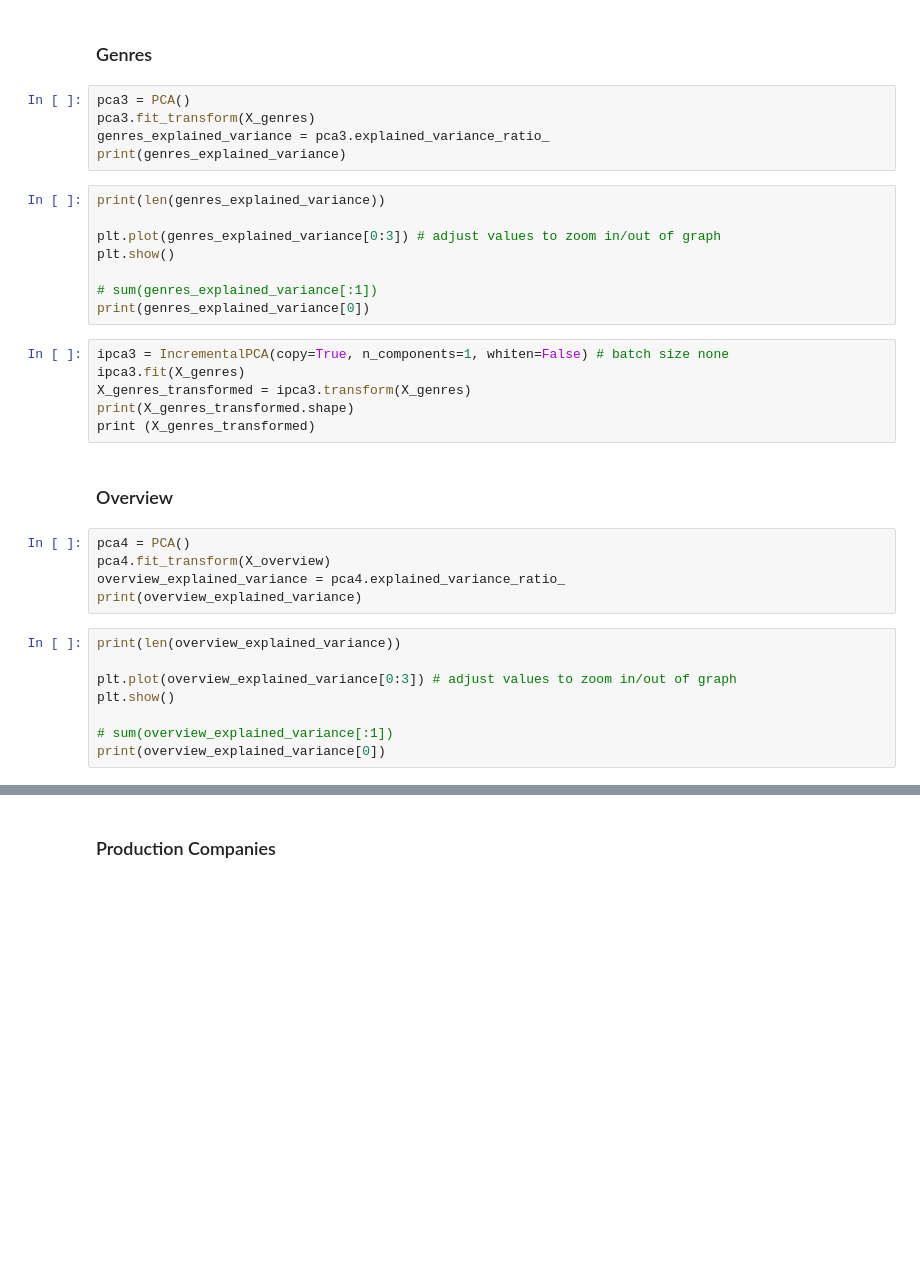
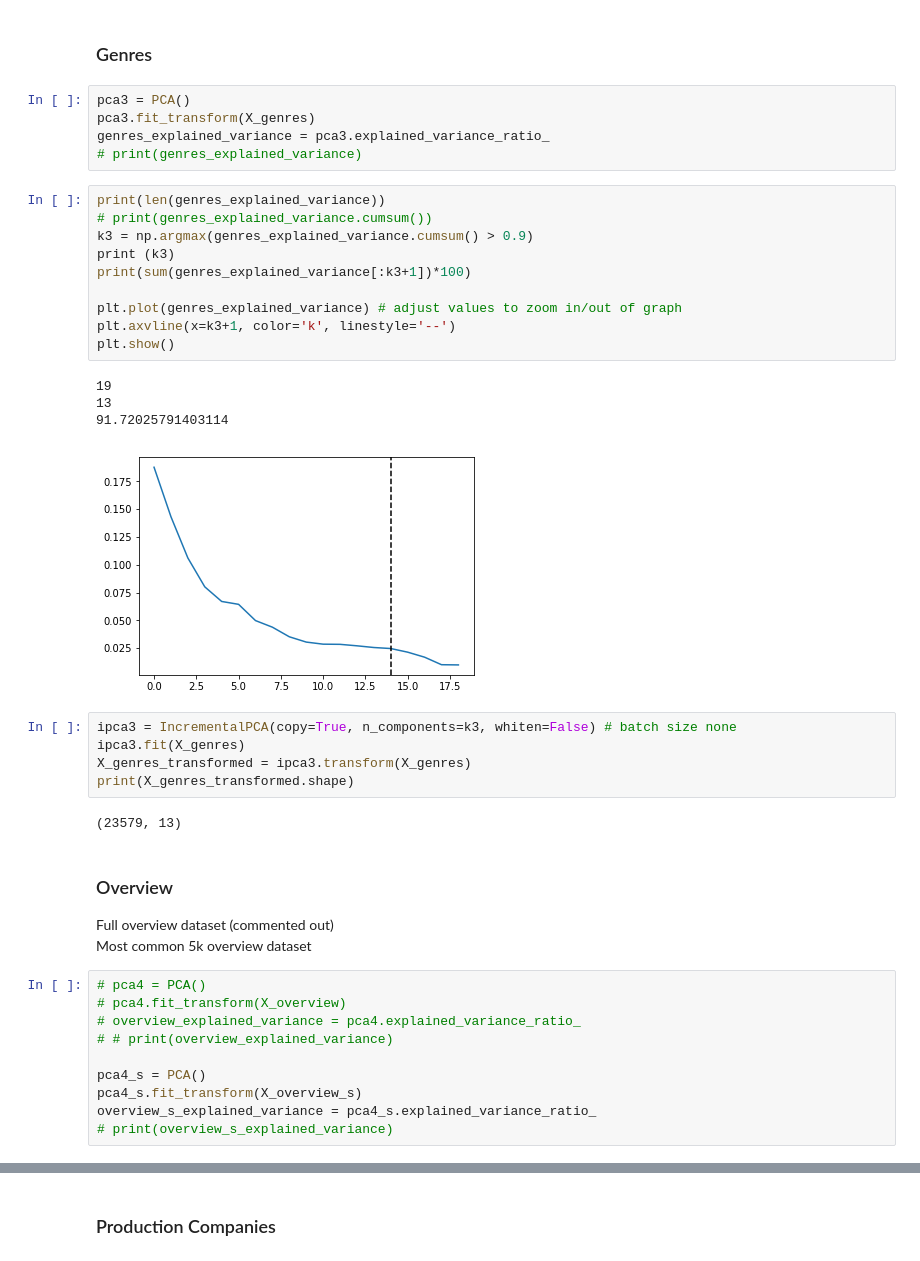
Before and after one commit to Andyayk/BAVAT-IS424-T2, a Jupyter notebook: 3. Exploratory Data Analysis/PCA.ipynb, the cells around one changed output, grey strips where cells are left out. Cells and saved outputs as stored; diff of their text form; blank space fills up the shorter version.

```diff
--- a/3. Exploratory Data Analysis/PCA.ipynb
+++ b/3. Exploratory Data Analysis/PCA.ipynb
@@ -161,33 +175,40 @@ print (X_directors_transformed)
 pca3 = PCA()
 pca3.fit_transform(X_genres)
 genres_explained_variance = pca3.explained_variance_ratio_
-print(genres_explained_variance)
+# print(genres_explained_variance)
 # %%
 print(len(genres_explained_variance))
+# print(genres_explained_variance.cumsum())
+k3 = np.argmax(genres_explained_variance.cumsum() > 0.9)
+print (k3)
+print(sum(genres_explained_variance[:k3+1])*100)
 
-plt.plot(genres_explained_variance[0:3]) # adjust values to zoom in/out of graph
+plt.plot(genres_explained_variance) # adjust values to zoom in/out of graph
+plt.axvline(x=k3+1, color='k', linestyle='--')
 plt.show()
-
-# sum(genres_explained_variance[:1])
-print(genres_explained_variance[0])
+# %% [output]
+19
+13
+91.72025791403114
+[figure, added]
 # %%
-ipca3 = IncrementalPCA(copy=True, n_components=1, whiten=False) # batch size none
+ipca3 = IncrementalPCA(copy=True, n_components=k3, whiten=False) # batch size none
 ipca3.fit(X_genres)
 X_genres_transformed = ipca3.transform(X_genres)
 print(X_genres_transformed.shape)
-print (X_genres_transformed)
+# %% [output]
+(23579, 13)
-# %% [markdown]
-<h3>Overview</h3>
+# %% [markdown]
+<h3>Overview</h3>
+Full overview dataset (commented out)<br>
+Most common 5k overview dataset
 # %%
-pca4 = PCA()
-pca4.fit_transform(X_overview)
-overview_explained_variance = pca4.explained_variance_ratio_
-print(overview_explained_variance)
+# pca4 = PCA()
+# pca4.fit_transform(X_overview)
+# overview_explained_variance = pca4.explained_variance_ratio_
+# # print(overview_explained_variance)
+
+pca4_s = PCA()
+pca4_s.fit_transform(X_overview_s)
+overview_s_explained_variance = pca4_s.explained_variance_ratio_
+# print(overview_s_explained_variance)
-# %%
-print(len(overview_explained_variance))
-
-plt.plot(overview_explained_variance[0:3]) # adjust values to zoom in/out of graph
-plt.show()
-
-# sum(overview_explained_variance[:1])
-print(overview_explained_variance[0])
```
Also changed, not shown: parts of 29 cells of this notebook, 1 other file.
